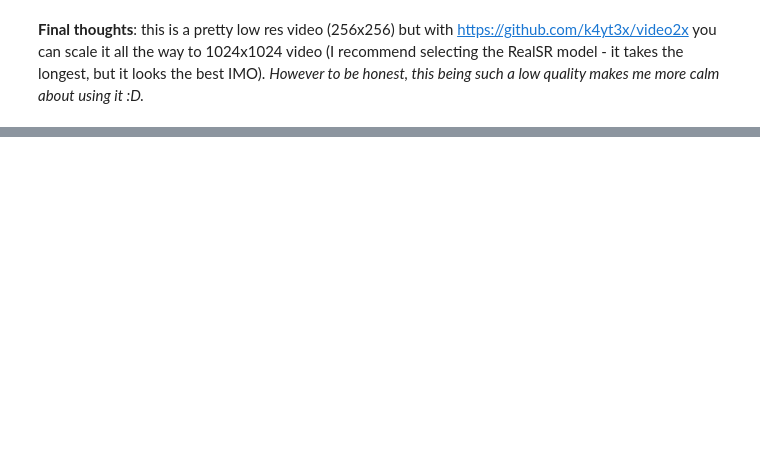
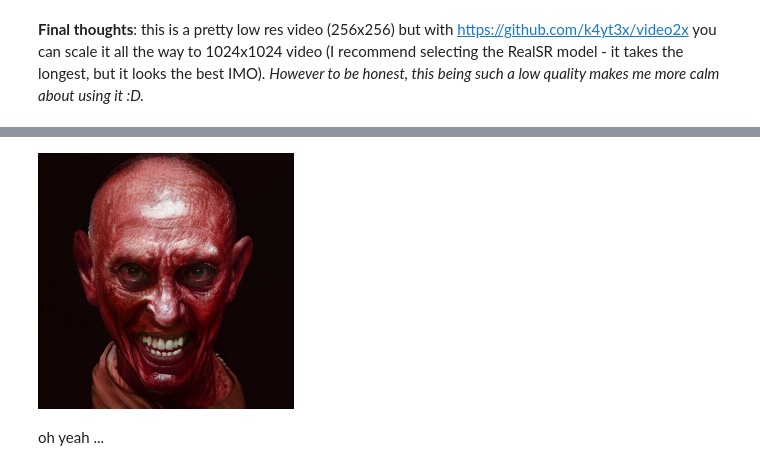
Before and after one commit to previtus/cci_AI_for_the_Media, a Jupyter notebook: z_afterclass_bonus-resources/Colab_DeepNostalgiaRecreation_with_first_order_model.ipynb, the cells around one changed output, grey strips where cells are left out. Drawn from its saved outputs; the diff is of its cells as text; code cells hidden in the pictures; blank space fills up the shorter version.

```diff
--- a/z_afterclass_bonus-resources/Colab_DeepNostalgiaRecreation_with_first_order_model.ipynb
+++ b/z_afterclass_bonus-resources/Colab_DeepNostalgiaRecreation_with_first_order_model.ipynb
@@ -272,0 +290,7 @@ files.download('result_video.mp4')
+# %%
+from IPython.display import Image
+Image('65aeb101d7c882d81225.jpeg', width=256, height=256)
+# %% [output]
+[figure, added]
+# %% [markdown]
+oh yeah ...
```
Also changed, not shown: parts of 11 cells of this notebook.
